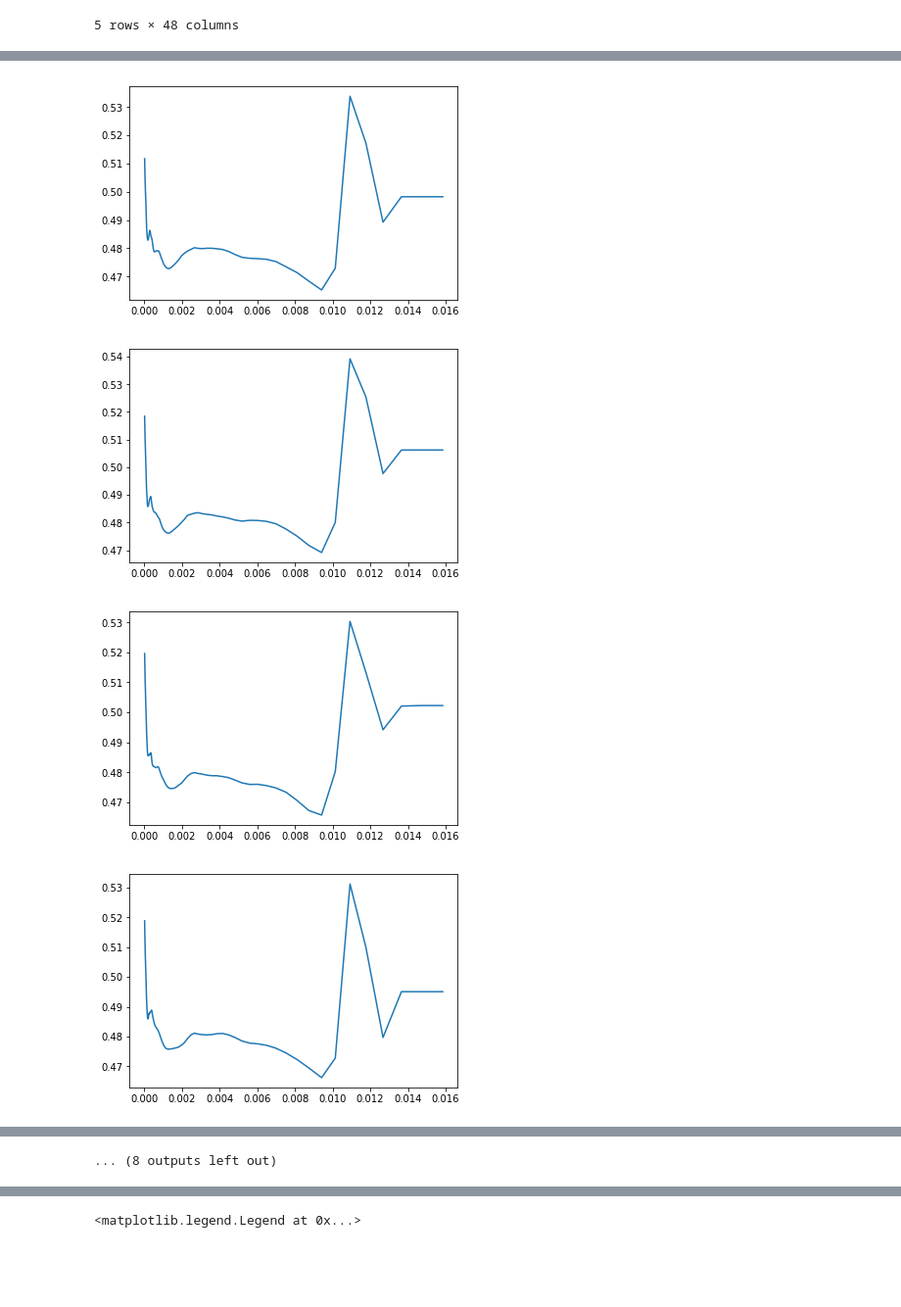
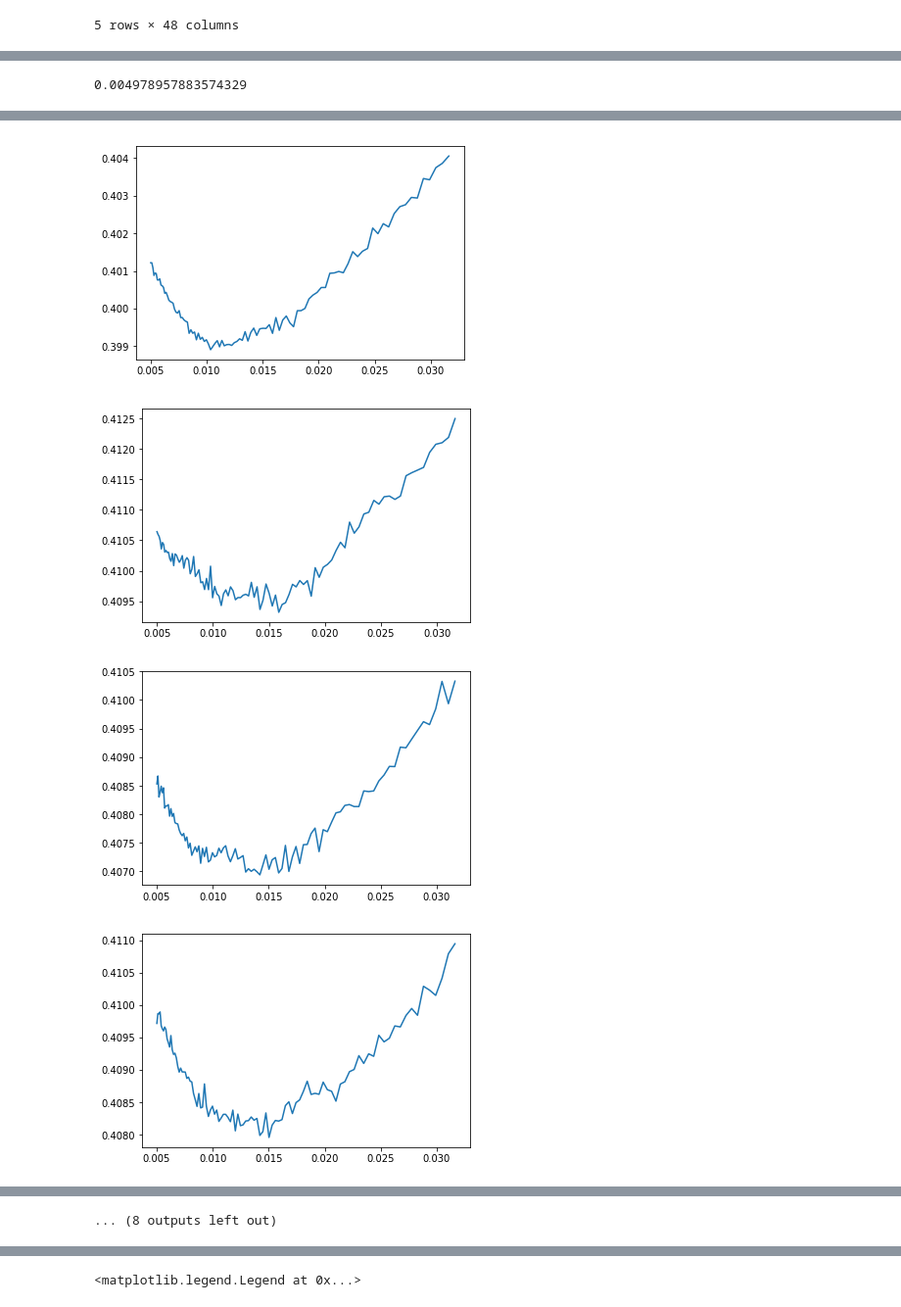
Before and after one commit to linsallyzhao/notebooks, a Jupyter notebook: ML_courseWork/48Industry_GMV_portfolio.ipynb, the cells around one changed output, grey strips where cells are left out. Shown at 98% size. Saved outputs shown, nothing was run; the diff lists cells and outputs as text; code cells hidden in the pictures; blank space fills up the shorter version.

```diff
--- a/ML_courseWork/48Industry_GMV_portfolio.ipynb
+++ b/ML_courseWork/48Industry_GMV_portfolio.ipynb
@@ -76,5 +73,5 @@ def sig_fit(clf, sigma):
 # %%
-def cross_vali_for_lambda(trainning_set, lambdaSet, fold = 10, reg_type=linear_model.Lasso, seed = None):
+def cross_vali_for_lambda(trainning_set, lambdaSet, fold = 10, reg_type='lasso', seed = None):
 
     if seed is None:
         seed = np.random.randint(1, 12345678)
@@ -98,17 +95,11 @@ def cross_vali_for_lambda(trainning_set, lambdaSet, fold = 10, reg_type=linear_m
             print("Error from cross_vali_for_lambda: sigma has wrong dimention")
         j = 0
         for lambdaValue in lambdaSet:
-            clf = reg_type(alpha=lambdaValue, fit_intercept=False)
-            sig_fit(clf, sigma)
-            if clf.coef_.sum() == 0:
-                print("Error: cross_vali_for_lambda Sum of coef is zero, too sparse, try smaller lambda")
-                print(reg_type)
-
-            weights = clf.coef_ / clf.coef_.sum()
+            weights = regularisation_weights_opt(sigma, lambdaValue, reg_type)
             returns = testSet @ weights
             stdSeries[i-1, j] = returns.std()
             j += 1
-    means = stdSeries.mean(0)
+    means = np.nanmean(stdSeries, axis=0)
     lambdaOfChoice = lambdaSet[means == np.nanmin(means)]
 
 
@@ -325,6 +179,7 @@ plt.show()
 # %%
-lambdaSeries = np.logspace(-7, 0, 100)
-stds, lam = cross_vali_for_lambda(trainningSet, lambdaSeries, reg_type=linear_model.Ridge)
+trainningSet = my_data.iloc[: 250]
+lambdaSeries = np.logspace(-2.4, -1.3, 100)
+stds, lam = cross_vali_for_lambda(trainningSet, lambdaSeries, reg_type='ridge')
 print(lam)
 plt.plot(lambdaSeries, stds)
 # %% [output]
@@ -333,0 +191,9 @@ plt.plot(lambdaSeries, stds)
+# %%
+lamsOneRidge = np.ones(20)
+for index in range(20):
+    trainningSet = my_data.iloc[: 250]
+    lambdaSeries = np.logspace(-2.3, -1.3, 100)
+    stds, lam = cross_vali_for_lambda(trainningSet, lambdaSeries, reg_type='ridge')
+    lamsOneRidge[index] = lam
+    plt.plot(lambdaSeries, stds)
+    plt.show()
@@ -334,9 +214,13 @@ plt.plot(lambdaSeries, stds)
+# %%
+lamsOneRidge.std()
+# %% [output]
+0.004978957883574329
 # %%
 lams_two = np.ones(20)
 
 for index in range(20):
     trainningSet = my_data.iloc[: 500]
-    lambdaSeries = np.logspace(-5, -1.8, 100)
+    lambdaSeries = np.logspace(-2.3, -1.5, 100)
     stds, lam = cross_vali_for_lambda(trainningSet, lambdaSeries)
     lams_two[index] = lam
     plt.plot(lambdaSeries, stds)
@@ -347,4 +231,4 @@ for index in range(20):
-[figure, old version]
+[figure, new version]
-[figure, old version]
+[figure, new version]
-[figure, old version]
+[figure, new version]
-[figure, old version]
+[figure, new version]
```
Also changed, not shown: parts of 37 cells of this notebook, 2 other files.
